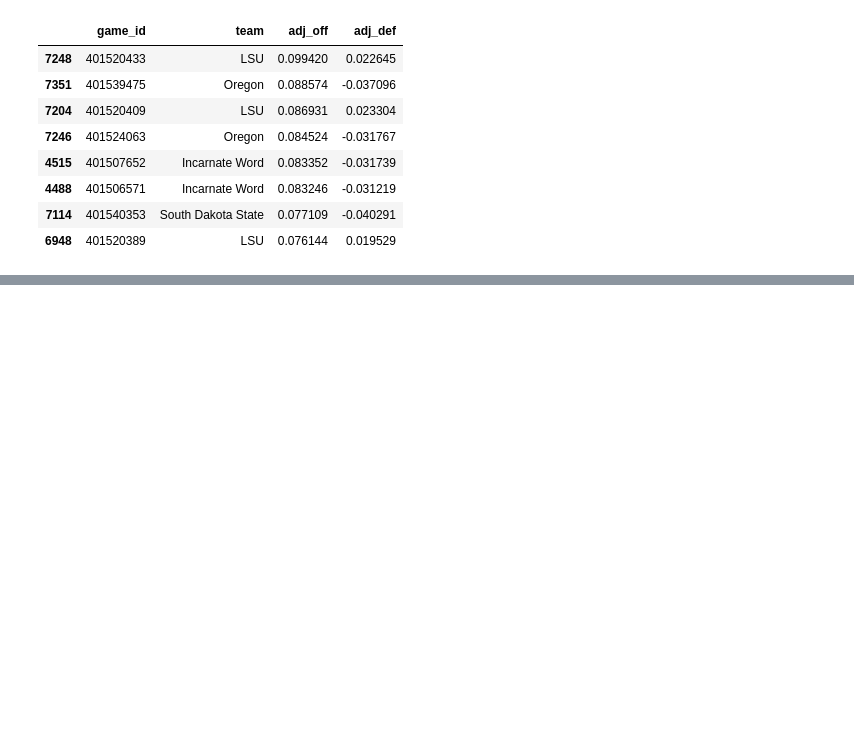
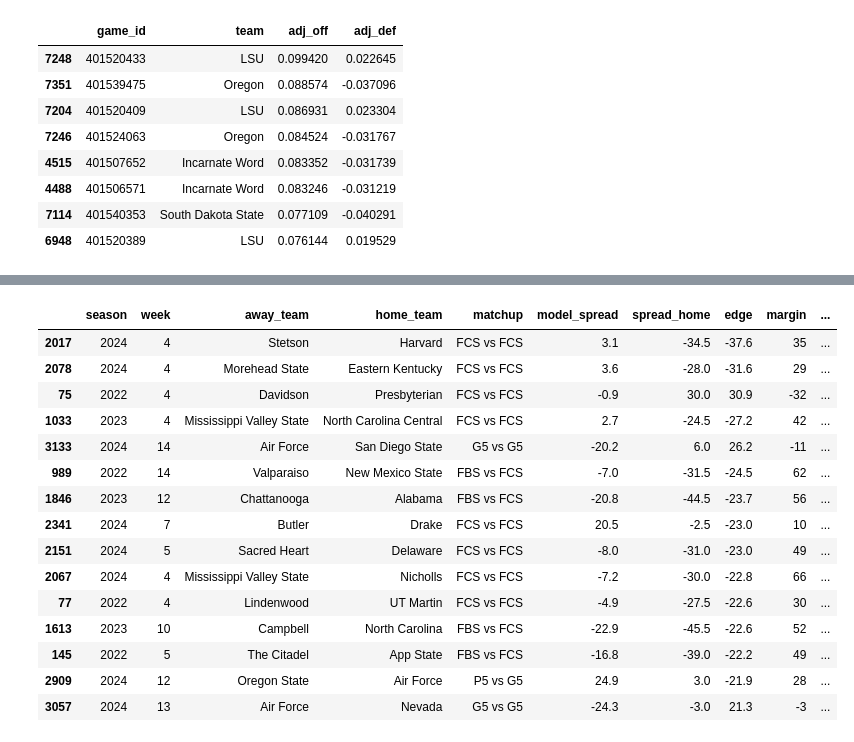
Before and after one commit to tikisero1123/cfb-spread-model, a Jupyter notebook: cfb_spread_model.ipynb, the cells around one changed output, grey strips where cells are left out. Cells and saved outputs as stored; diff of their text form; code cells hidden in the pictures; blank space fills up the shorter version.

```diff
--- a/cfb_spread_model.ipynb
+++ b/cfb_spread_model.ipynb
@@ -321,0 +494,20 @@ print(json.dumps(sample[0], indent=2)[:1500])
+# %%
+# 3. The model's worst losses -- where Vegas crushed it (know your failure modes)
+view.sort_values("beat_vegas_by").head(15)
+# %% [output]
+|  | season | week | away_team | home_team | matchup | model_spread | spread_home | edge | margin | ... |
+| 2017 | 2024 | 4 | Stetson | Harvard | FCS vs FCS | 3.1 | -34.5 | -37.6 | 35 | ... |
+| 2078 | 2024 | 4 | Morehead State | Eastern Kentucky | FCS vs FCS | 3.6 | -28.0 | -31.6 | 29 | ... |
+| 75 | 2022 | 4 | Davidson | Presbyterian | FCS vs FCS | -0.9 | 30.0 | 30.9 | -32 | ... |
+| 1033 | 2023 | 4 | Mississippi Valley State | North Carolina Central | FCS vs FCS | 2.7 | -24.5 | -27.2 | 42 | ... |
+| 3133 | 2024 | 14 | Air Force | San Diego State | G5 vs G5 | -20.2 | 6.0 | 26.2 | -11 | ... |
+| 989 | 2022 | 14 | Valparaiso | New Mexico State | FBS vs FCS | -7.0 | -31.5 | -24.5 | 62 | ... |
+| 1846 | 2023 | 12 | Chattanooga | Alabama | FBS vs FCS | -20.8 | -44.5 | -23.7 | 56 | ... |
+| 2341 | 2024 | 7 | Butler | Drake | FCS vs FCS | 20.5 | -2.5 | -23.0 | 10 | ... |
+| 2151 | 2024 | 5 | Sacred Heart | Delaware | FCS vs FCS | -8.0 | -31.0 | -23.0 | 49 | ... |
+| 2067 | 2024 | 4 | Mississippi Valley State | Nicholls | FCS vs FCS | -7.2 | -30.0 | -22.8 | 66 | ... |
+| 77 | 2022 | 4 | Lindenwood | UT Martin | FCS vs FCS | -4.9 | -27.5 | -22.6 | 30 | ... |
+| 1613 | 2023 | 10 | Campbell | North Carolina | FBS vs FCS | -22.9 | -45.5 | -22.6 | 52 | ... |
+| 145 | 2022 | 5 | The Citadel | App State | FBS vs FCS | -16.8 | -39.0 | -22.2 | 49 | ... |
+| 2909 | 2024 | 12 | Oregon State | Air Force | P5 vs G5 | 24.9 | 3.0 | -21.9 | 28 | ... |
+| 3057 | 2024 | 13 | Air Force | Nevada | G5 vs G5 | -24.3 | -3.0 | 21.3 | -3 | ... |
```
Also changed, not shown: parts of 34 cells of this notebook.
